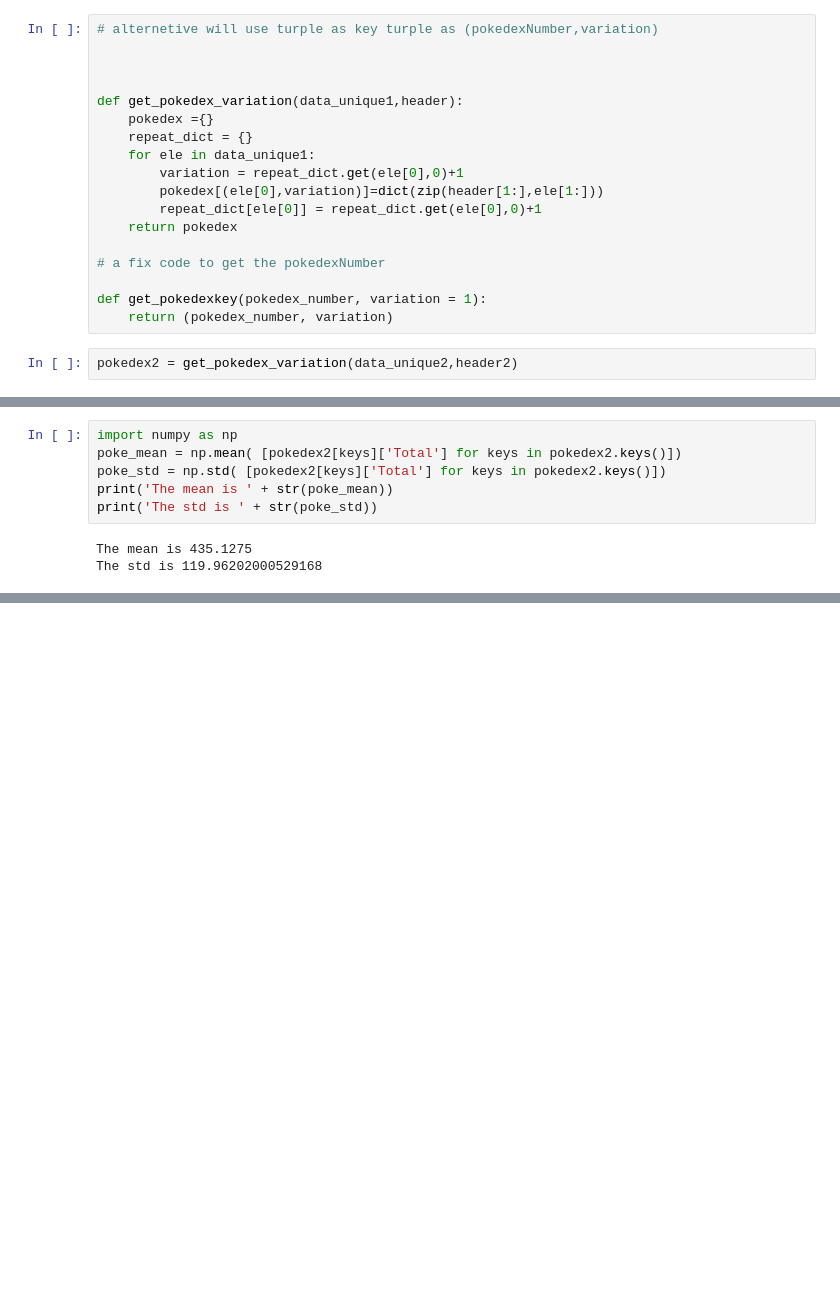
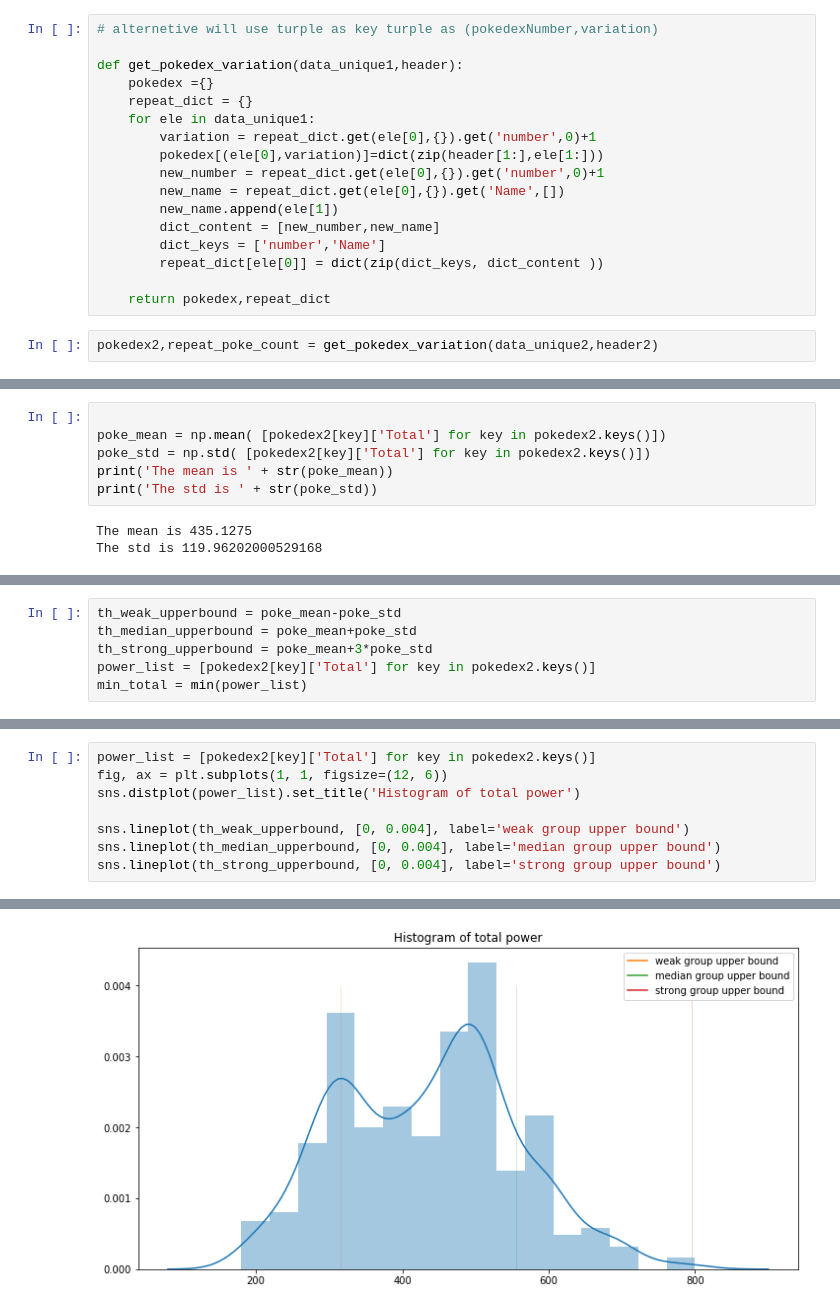
Before and after one commit to Miaowshroom/project1, a Jupyter notebook: project-1-v2-starter-code.ipynb, the cells around one changed output, grey strips where cells are left out. Cells and saved outputs as stored; diff of their text form; blank space fills up the shorter version.

```diff
--- a/project-1-v2-starter-code.ipynb
+++ b/project-1-v2-starter-code.ipynb
@@ -458,22 +477,21 @@ pprint(pokedex_remove[2])
  'Type': 'GrassPoison'}
 # %%
 # alternetive will use turple as key turple as (pokedexNumber,variation)
-
-
 
 def get_pokedex_variation(data_unique1,header):
     pokedex ={}
     repeat_dict = {}
     for ele in data_unique1:
-        variation = repeat_dict.get(ele[0],0)+1
+        variation = repeat_dict.get(ele[0],{}).get('number',0)+1
         pokedex[(ele[0],variation)]=dict(zip(header[1:],ele[1:]))
-        repeat_dict[ele[0]] = repeat_dict.get(ele[0],0)+1
-    return pokedex
+        new_number = repeat_dict.get(ele[0],{}).get('number',0)+1
+        new_name = repeat_dict.get(ele[0],{}).get('Name',[])
+        new_name.append(ele[1])
+        dict_content = [new_number,new_name]
+        dict_keys = ['number','Name']
+        repeat_dict[ele[0]] = dict(zip(dict_keys, dict_content ))
 
-# a fix code to get the pokedexNumber
-
-def get_pokedexkey(pokedex_number, variation = 1):
-    return (pokedex_number, variation)
+    return pokedex,repeat_dict
 # %%
-pokedex2 = get_pokedex_variation(data_unique2,header2)
+pokedex2,repeat_poke_count = get_pokedex_variation(data_unique2,header2)
 # %%
@@ -609,9 +691,9 @@ filter_attr(pokedex2, filter_options)
 
 What is the population mean and standard deviation of the "Total" attribute for all characters in the Pokedex?
 # %%
-import numpy as np
-poke_mean = np.mean( [pokedex2[keys]['Total'] for keys in pokedex2.keys()])
-poke_std = np.std( [pokedex2[keys]['Total'] for keys in pokedex2.keys()])
+
+poke_mean = np.mean( [pokedex2[key]['Total'] for key in pokedex2.keys()])
+poke_std = np.std( [pokedex2[key]['Total'] for key in pokedex2.keys()])
 print('The mean is ' + str(poke_mean))
 print('The std is ' + str(poke_std))
 # %% [output]
@@ -642,3 +724,9 @@ The design team wants you to make the powerful Pokemon rare, and the weaklings m
 Write a function that takes in a Pokedex number and returns a value $p_i$ for that character.
 
 Hint: there are many ways you could do this. What do _you_ think makes sense? Start with simplifying assumptions: for example, you could assume that the probabilities of encountering any two Pokemon on one visit to a gym are independent of each other.
+# %%
+th_weak_upperbound = poke_mean-poke_std
+th_median_upperbound = poke_mean+poke_std
+th_strong_upperbound = poke_mean+3*poke_std
+power_list = [pokedex2[key]['Total'] for key in pokedex2.keys()]
+min_total = min(power_list)
@@ -644,0 +777,9 @@ Hint: there are many ways you could do this. What do _you_ think makes sense? St
+# %%
+power_list = [pokedex2[key]['Total'] for key in pokedex2.keys()]
+fig, ax = plt.subplots(1, 1, figsize=(12, 6))
+sns.distplot(power_list).set_title('Histogram of total power')
+
+sns.lineplot(th_weak_upperbound, [0, 0.004], label='weak group upper bound')
+sns.lineplot(th_median_upperbound, [0, 0.004], label='median group upper bound')
+sns.lineplot(th_strong_upperbound, [0, 0.004], label='strong group upper bound')
+# %% [output]
@@ -644,0 +787 @@ Hint: there are many ways you could do this. What do _you_ think makes sense? St
+[figure, added]
```
Also changed, not shown: parts of 31 cells of this notebook.
